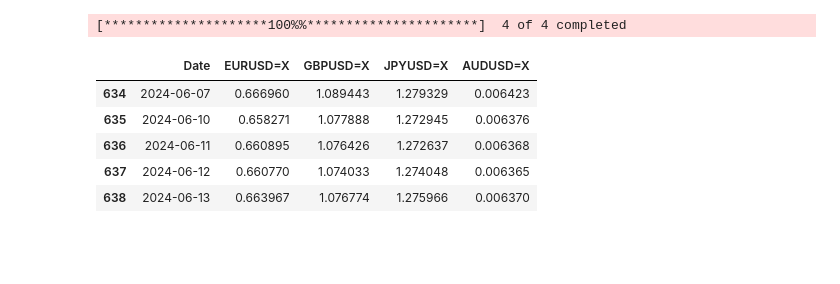
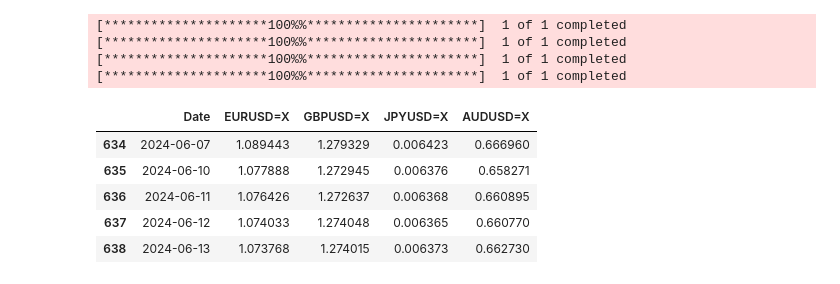
Before and after one commit to mburley127/FXHedging, a Jupyter notebook: FXHedging/Forex_Hedge.ipynb, the cells around one changed output. Cells and saved outputs as stored; diff of their text form; code cells hidden in the pictures; blank space fills up the shorter version.

Commit message:
Import function edited, plot fx rates

```diff
--- a/FXHedging/Forex_Hedge.ipynb
+++ b/FXHedging/Forex_Hedge.ipynb
@@ -5,29 +8,33 @@ import pandas as pd
 # %%
 ### Load in Stock Data
 def import_stock_data(tickers, start_date):
     data = pd.DataFrame()
-    if len([tickers]) == 1:
-        data[tickers] = yf.download(tickers, start_date)['Adj Close']
-        data = pd.DataFrame(data)
-    else:
-        for t in tickers:
-            data[t] = yf.download(tickers, start_date)['Adj Close']
+    if isinstance(tickers, str):
+        tickers = [tickers]
+
+    for ticker in tickers:
+        data[ticker] = yf.download(ticker, start=start_date)['Adj Close']
+
     # Reset index to make headings in the same row
-    data.reset_index(inplace = True)
-
+    data.reset_index(inplace=True)
+    # Convert values in date col to dt
     data['Date'] = pd.to_datetime(data['Date'])
 
     return data
 
+# Function Call
 forex_pairs = ['EURUSD=X', 'GBPUSD=X', 'JPYUSD=X', 'AUDUSD=X']
 start_date = '2022-01-01'
-stock_data = import_stock_data(forex_pairs, start_date)
-stock_data.tail()
+forex_data = import_stock_data(forex_pairs, start_date)
+forex_data.tail()
 # %% [output]
-[*********************100%%**********************]  4 of 4 completed
+[*********************100%%**********************]  1 of 1 completed
+[*********************100%%**********************]  1 of 1 completed
+[*********************100%%**********************]  1 of 1 completed
+[*********************100%%**********************]  1 of 1 completed
 |  | Date | EURUSD=X | GBPUSD=X | JPYUSD=X | AUDUSD=X |
-| 634 | 2024-06-07 | 0.666960 | 1.089443 | 1.279329 | 0.006423 |
-| 635 | 2024-06-10 | 0.658271 | 1.077888 | 1.272945 | 0.006376 |
-| 636 | 2024-06-11 | 0.660895 | 1.076426 | 1.272637 | 0.006368 |
-| 637 | 2024-06-12 | 0.660770 | 1.074033 | 1.274048 | 0.006365 |
-| 638 | 2024-06-13 | 0.663967 | 1.076774 | 1.275966 | 0.006370 |
+| 634 | 2024-06-07 | 1.089443 | 1.279329 | 0.006423 | 0.666960 |
+| 635 | 2024-06-10 | 1.077888 | 1.272945 | 0.006376 | 0.658271 |
+| 636 | 2024-06-11 | 1.076426 | 1.272637 | 0.006368 | 0.660895 |
+| 637 | 2024-06-12 | 1.074033 | 1.274048 | 0.006365 | 0.660770 |
+| 638 | 2024-06-13 | 1.073768 | 1.274015 | 0.006373 | 0.662730 |
```
Also changed, not shown: parts of 2 cells of this notebook.
